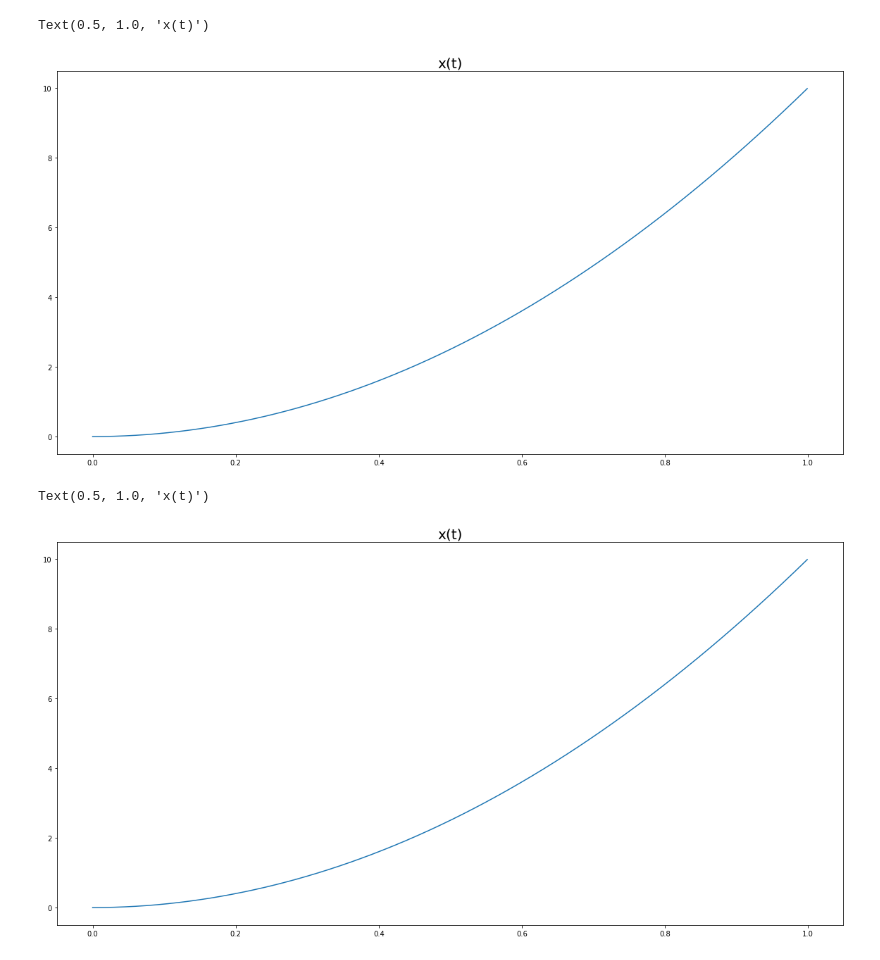
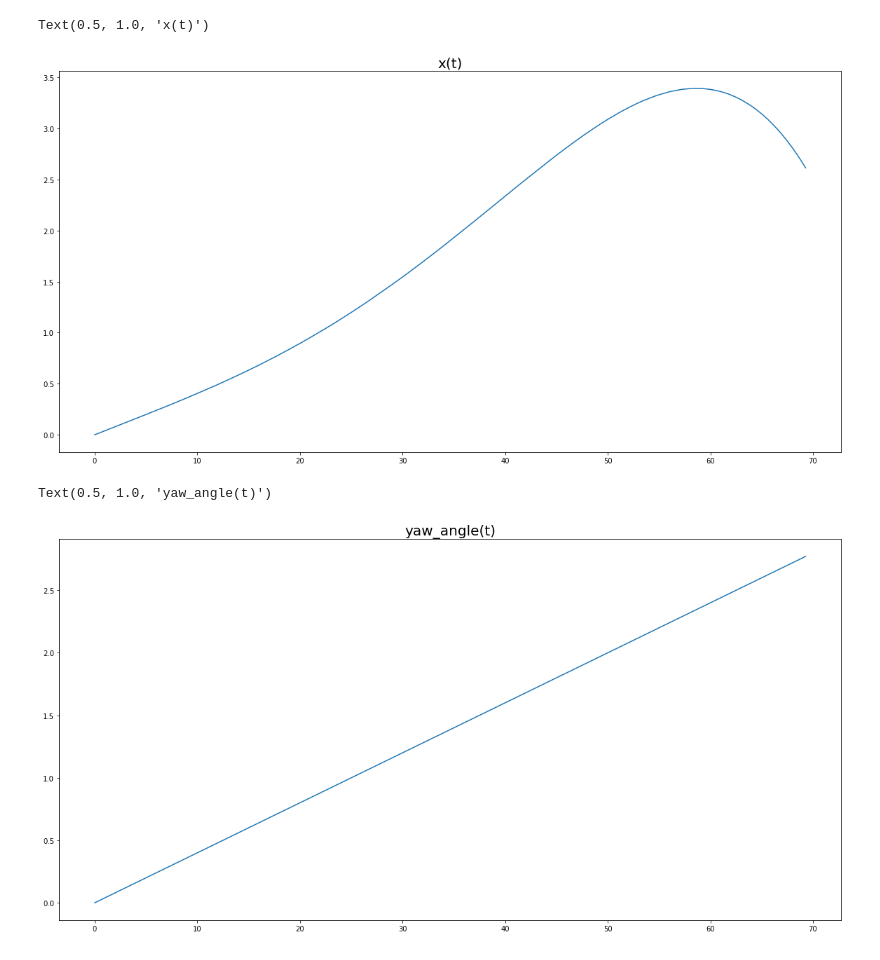
Before and after one commit to AvaRat/dynamic-model-car-simulator, a Jupyter notebook: simulator_visualization.ipynb, the cells around one changed output. Cells and saved outputs as stored; diff of their text form; code cells hidden in the pictures.

```diff
--- a/simulator_visualization.ipynb
+++ b/simulator_visualization.ipynb
@@ -31,10 +1,13 @@ with open('data.txt', 'r') as file:
 # %%
 import pandas as pd
+import numpy as np
 import matplotlib.pyplot as plt
 import matplotlib.gridspec as gridspec
 
-data_raw = pd.read_csv('data.csv')
+data_raw = pd.read_csv('/home/marcel/catkin_ws/src/dynamic-model-car-simulator/data.csv')
 data = pd.DataFrame(data=data_raw)
-data.head()
+data.head(20)
 #plt.plot(data['x'], data['t'])
+
+#print('experiment end time: ' + repr(np.max(data['t'])) + 's')
 # %% [output]
@@ -59,11 +74,11 @@ plt.plot(data['t'], data['x'])
 plt.title('x(t)', fontsize=20)
 # %% [output]
 Text(0.5, 1.0, 'x(t)')
-[figure, old version]
+[figure, new version]
 # %%
 plt.figure(figsize=(20,10))
-plt.plot(data['t'], data['x'])
-plt.title('x(t)', fontsize=20)
+plt.plot(data['t'], data['yaw_angle'])
+plt.title('yaw_angle(t)', fontsize=20)
 # %% [output]
-Text(0.5, 1.0, 'x(t)')
+Text(0.5, 1.0, 'yaw_angle(t)')
-[figure, old version]
+[figure, new version]
```
Also changed, not shown: parts of 12 cells of this notebook, 5 other files.
